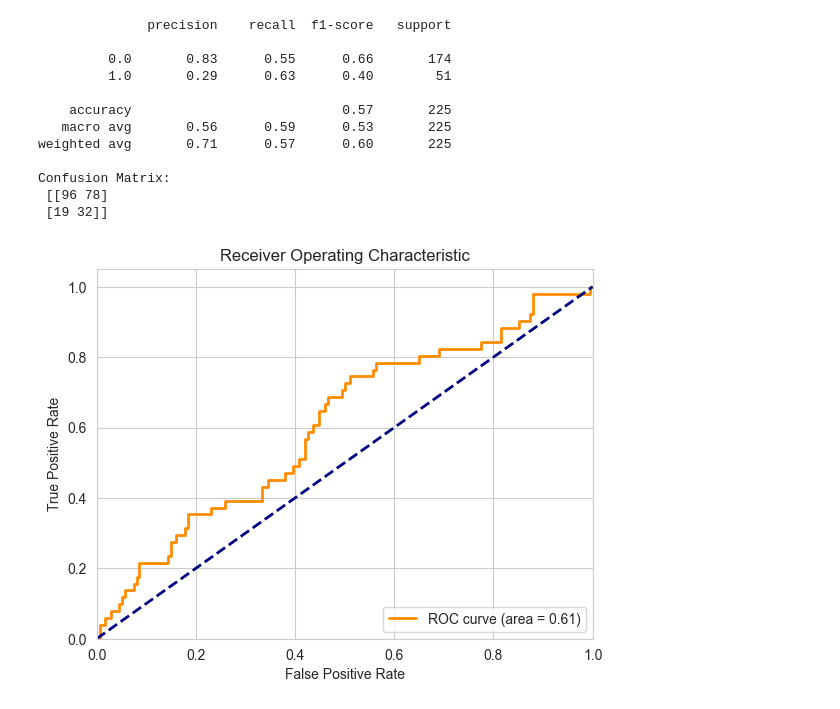
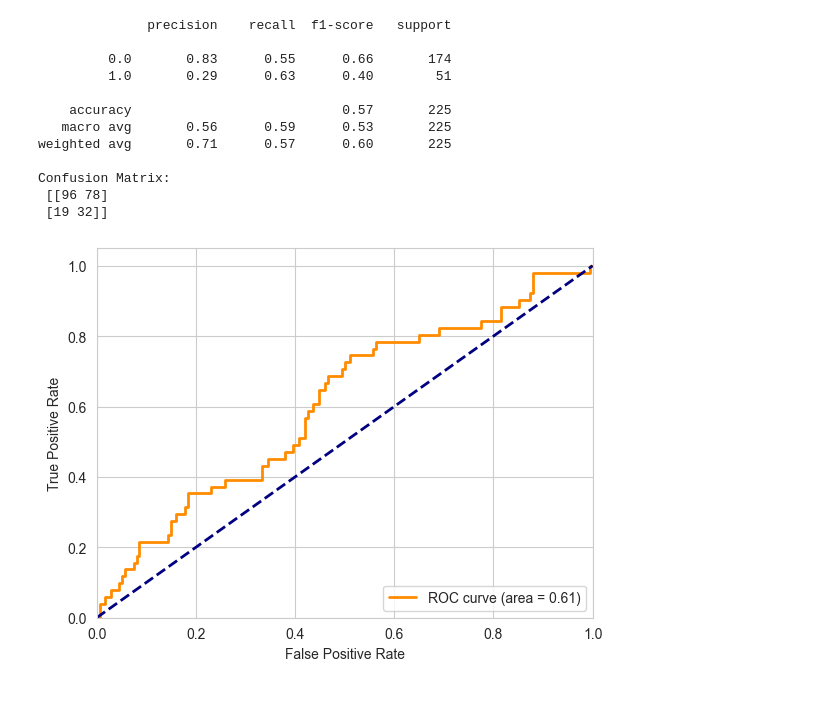
Before and after one commit to hocku2675/Credit-Risk-Classification, a Jupyter notebook: Credit risk classification.ipynb, the cells around one changed output. Saved outputs shown, nothing was run; the diff lists cells and outputs as text; code cells hidden in the pictures.

```diff
--- a/Credit risk classification.ipynb
+++ b/Credit risk classification.ipynb
@@ -209,20 +210,18 @@ from sklearn.metrics import (
     matthews_corrcoef, cohen_kappa_score
 )
 # %%
-# Построение ROC кривой
 y_pred_prob = grid_search.predict_proba(X_test)[:, 1]
 fpr, tpr, _ = roc_curve(y_test, y_pred_prob)
 roc_auc = auc(fpr, tpr)
 
 plt.figure()
 plt.plot(fpr, tpr, color='darkorange', lw=2, label=f'ROC curve (area = {roc_auc:.2f})')
 plt.plot([0, 1], [0, 1], color='navy', lw=2, linestyle='--')
 plt.xlim([0.0, 1.0])
 plt.ylim([0.0, 1.05])
 plt.xlabel('False Positive Rate')
 plt.ylabel('True Positive Rate')
-plt.title('Receiver Operating Characteristic')
 plt.legend(loc="lower right")
 plt.show()
 # %% [output]
-[figure, old version]
+[figure, new version]
```
Also changed, not shown: parts of 2 cells of this notebook.
